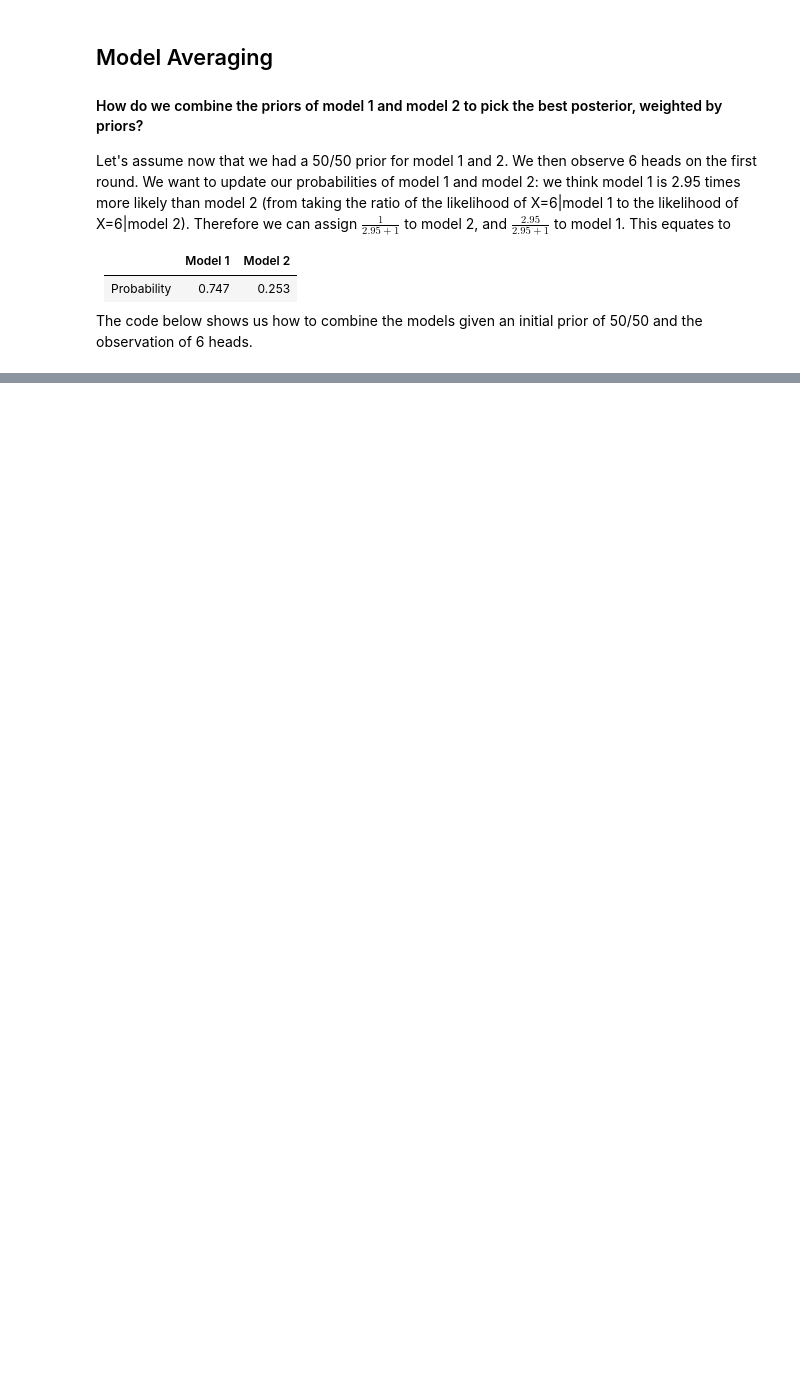
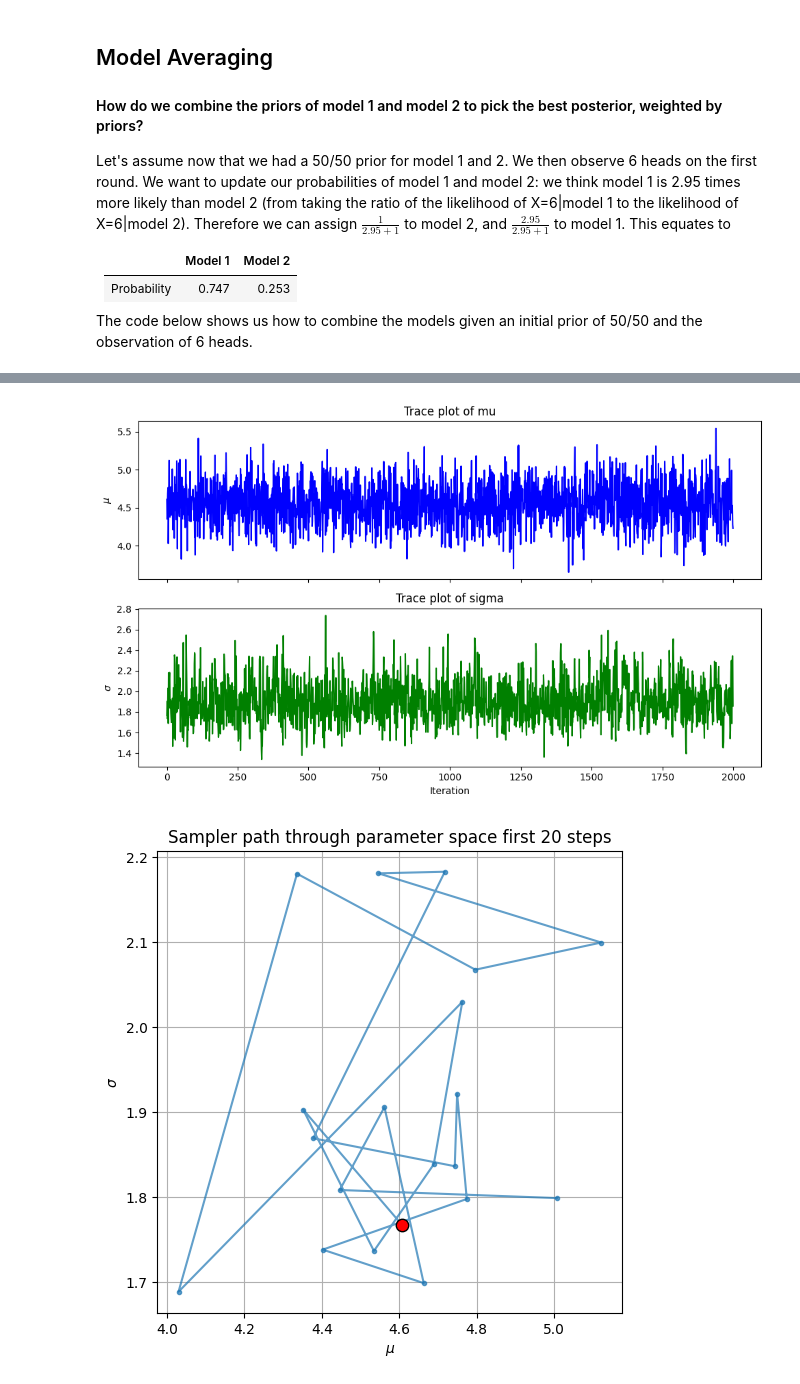
Before and after one commit to alexking100/BayesianInferenceLearning, a Jupyter notebook: web_book_bayesian_inference.ipynb, the cells around one changed output, grey strips where cells are left out. Drawn from its saved outputs; the diff is of its cells as text; code cells hidden in the pictures; blank space fills up the shorter version.

```diff
--- a/web_book_bayesian_inference.ipynb
+++ b/web_book_bayesian_inference.ipynb
@@ -646,0 +961,55 @@ Probability of X=7, n=10 is 0.18151
+# %%
+# Random example of how pyjags, gibbs sampling and MCMC works
+
+# Simulated data: Normal with mean=5, sd=2
+np.random.seed(42)
+y_data = np.random.normal(loc=5, scale=2, size=50)
+
+# JAGS model: estimate mu and sigma
+model_code = """
+model {
+    for (i in 1:N) {
+        y[i] ~ dnorm(mu, tau)
+    }
+    mu ~ dnorm(0.0, 1.0E-6)          # vague prior on mean
+    tau <- pow(sigma, -2)
+    sigma ~ dunif(0, 10)             # uniform prior on sigma
+}
+"""
+
+data = {'y': y_data, 'N': len(y_data)}
+
+# Create and run the model
+model = pyjags.Model(code=model_code, data=data, chains=1)
+model.update(500)                    # burn-in
+samples = model.sample(2000, vars=['mu', 'sigma'])
+
+# Extract samples (shape: [samples, chains])
+mu_samples = samples['mu'][0, :]
+sigma_samples = samples['sigma'][0, :]
+
+# Plot trace of mu and sigma to see the sampling walk
+fig, axes = plt.subplots(2, 1, figsize=(10, 6), sharex=True)
+
+axes[0].plot(mu_samples, color='blue')
+axes[0].set_ylabel(r'$\mu$')
+axes[0].set_title('Trace plot of mu')
+
+axes[1].plot(sigma_samples, color='green')
+axes[1].set_ylabel(r'$\sigma$')
+axes[1].set_title('Trace plot of sigma')
+axes[1].set_xlabel('Iteration')
+
+plt.tight_layout()
+plt.show()
+
+# Optional: Plot joint samples to see exploration in (mu, sigma) space
+plt.figure(figsize=(6,6))
+plt.scatter(mu_samples[0], sigma_samples[0], color='red', s=80, label='Start', edgecolors='black', zorder=5)
+plt.plot(mu_samples[:20], sigma_samples[:20], marker='o', markersize=3, linestyle='-', alpha=0.7)
+plt.xlabel(r'$\mu$')
+plt.ylabel(r'$\sigma$')
+plt.title('Sampler path through parameter space first 20 steps')
+plt.grid(True)
+plt.show()
+# %% [output]
@@ -646,0 +1019,2 @@ Probability of X=7, n=10 is 0.18151
+[figure, added]
+[figure, added]
```
Also changed, not shown: parts of 13 cells of this notebook, 1 other file.
